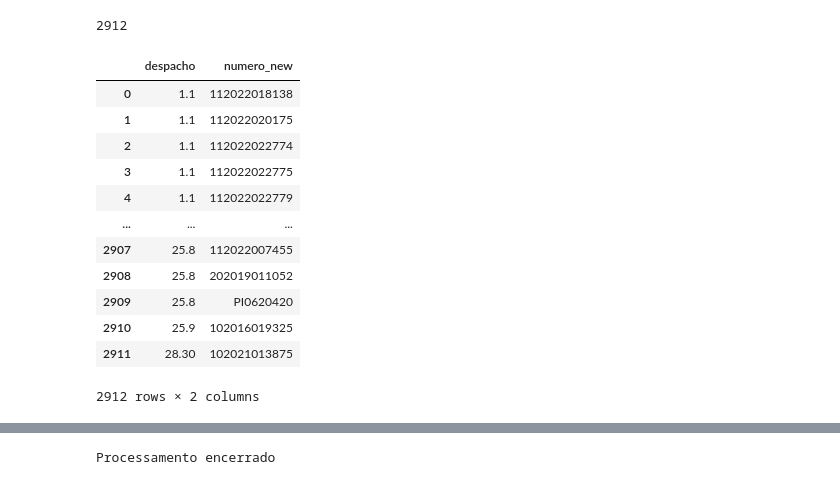
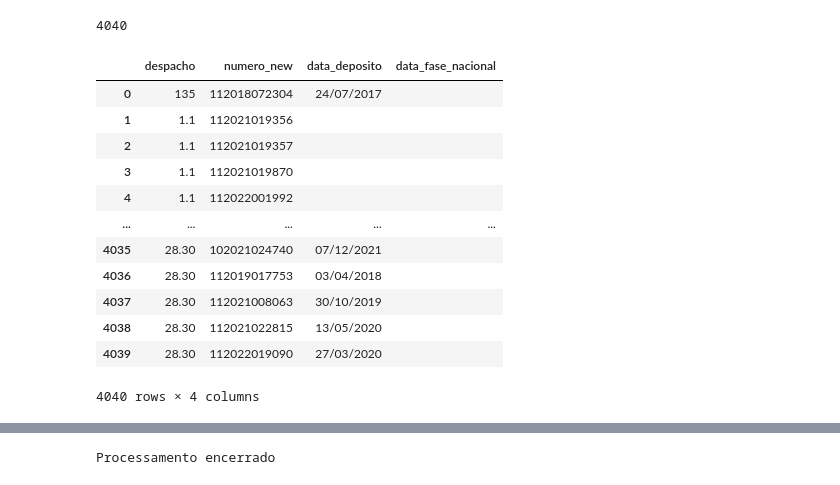
Before and after one commit to antonioabrantes/patentes, a Jupyter notebook: sinergias1.ipynb, the cells around one changed output, grey strips where cells are left out. Saved outputs shown, nothing was run; the diff lists cells and outputs as text; code cells hidden in the pictures.

```diff
--- a/sinergias1.ipynb
+++ b/sinergias1.ipynb
@@ -7,6 +7,9 @@ import mysql.connector
 conexao = mysql.connector.connect(host='localhost',user='root',password='',database='producao')
 cursor = conexao.cursor()
 # %%
+# antes de rodar voce deve criar manualmente um novo registro na tabela rpis_lidas com a revista e data que irá ler
+# sempre que alterar manualmente qualquer tabel pelo phmyadmin não de rodar de novo a linha de connect acima
+# copie o arquivo TXT e XML na pasta revistas
 def LerFilename(revista):
     comando = f'select * from rpis_lidas where rpi="{revista}"'
     cursor.execute(comando)
@@ -24,7 +27,7 @@ def LerFilename(revista):
     filename = f'revistas/Patente_{revista}_{aux}.xml'
     return filename, str_data_revista
 
-revista = 2707
+revista = 2711 # 2022 tem revistas de 2661 a 2712
 filename, data_revista = LerFilename(revista)
 print(filename)
 print(data_revista)
@@ -106,6 +305,7 @@ for line in file_content:
     titulo=titulo_tag.findall(line)
     comentario=comentario_tag.findall(line)
     comentario = ', '.join(comentario)
+
 
     #to find inventors
     data_deposito=None
@@ -184,6 +384,11 @@ for line in file_content:
         data_fase_nacional = ', '.join(data_fase_nacional)
         titulo_pedido=titulo_pedido_tag.findall(processo)
         titulo_pedido = ', '.join(titulo_pedido)
+
+        s1 = '15.10'
+        s2 = '15.12'
+        if s1 in codigo or s2 in codigo:
+            InserePiMuPi(numero,comentario,data_revista)
 
         #concessao (16.3)
         concessoes_lista=re.findall("<concessao inid=\"45\">[\s\S]*</concessao>",processo)
@@ -392,22 +618,22 @@ data_frame["numero_new"] = data_frame["numero"].apply(ConverteNumero)
 # https://pt.stackoverflow.com/questions/564421/aplicar-fun%c3%a7%c3%a3o-lamba-para-uma-subtra%c3%a7%c3%a3o-e-soma-python/564425#564425
 # %%
 print(len(data_frame.index))
-data_frame[["despacho","numero_new"]]
+data_frame[["despacho","numero_new","data_deposito","data_fase_nacional"]]
 # %% [output]
-2912
+4040
-|  | despacho | numero_new |
-| 0 | 1.1 | 112022018138 |
-| 1 | 1.1 | 112022020175 |
-| 2 | 1.1 | 112022022774 |
-| 3 | 1.1 | 112022022775 |
-| 4 | 1.1 | 112022022779 |
-| ... | ... | ... |
-| 2907 | 25.8 | 112022007455 |
-| 2908 | 25.8 | 202019011052 |
-| 2909 | 25.8 | PI0620420 |
-| 2910 | 25.9 | 102016019325 |
-| 2911 | 28.30 | 102021013875 |
+|  | despacho | numero_new | data_deposito | data_fase_nacional |
+| 0 | 135 | 112018072304 | 24/07/2017 |  |
+| 1 | 1.1 | 112021019356 |  |  |
+| 2 | 1.1 | 112021019357 |  |  |
+| 3 | 1.1 | 112021019870 |  |  |
+| 4 | 1.1 | 112022001992 |  |  |
+| ... | ... | ... | ... | ... |
+| 4035 | 28.30 | 102021024740 | 07/12/2021 |  |
+| 4036 | 28.30 | 112019017753 | 03/04/2018 |  |
+| 4037 | 28.30 | 112021008063 | 30/10/2019 |  |
+| 4038 | 28.30 | 112021022815 | 13/05/2020 |  |
+| 4039 | 28.30 | 112022019090 | 27/03/2020 |  |
-2912 rows × 2 columns
+4040 rows × 4 columns
 # %%
 for i, infos in data_frame.iterrows():
     numero = infos.numero_new
```
Also changed, not shown: parts of 13 cells of this notebook.
